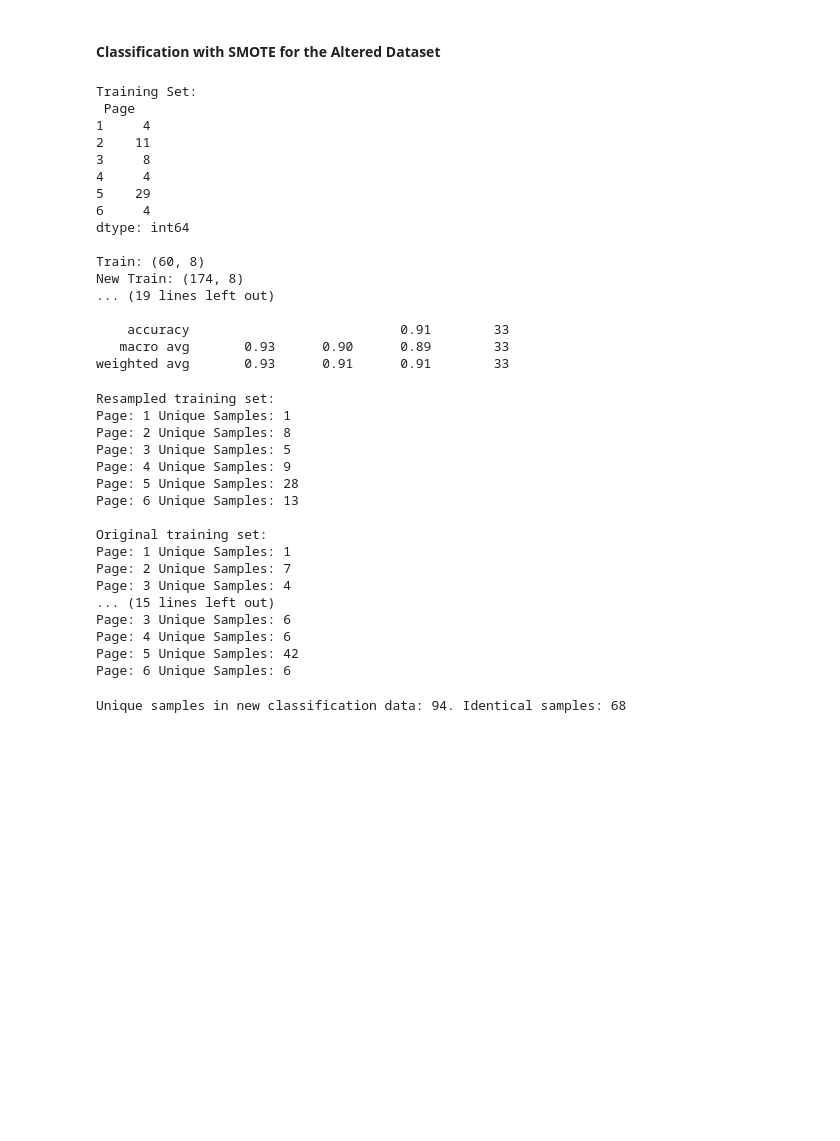
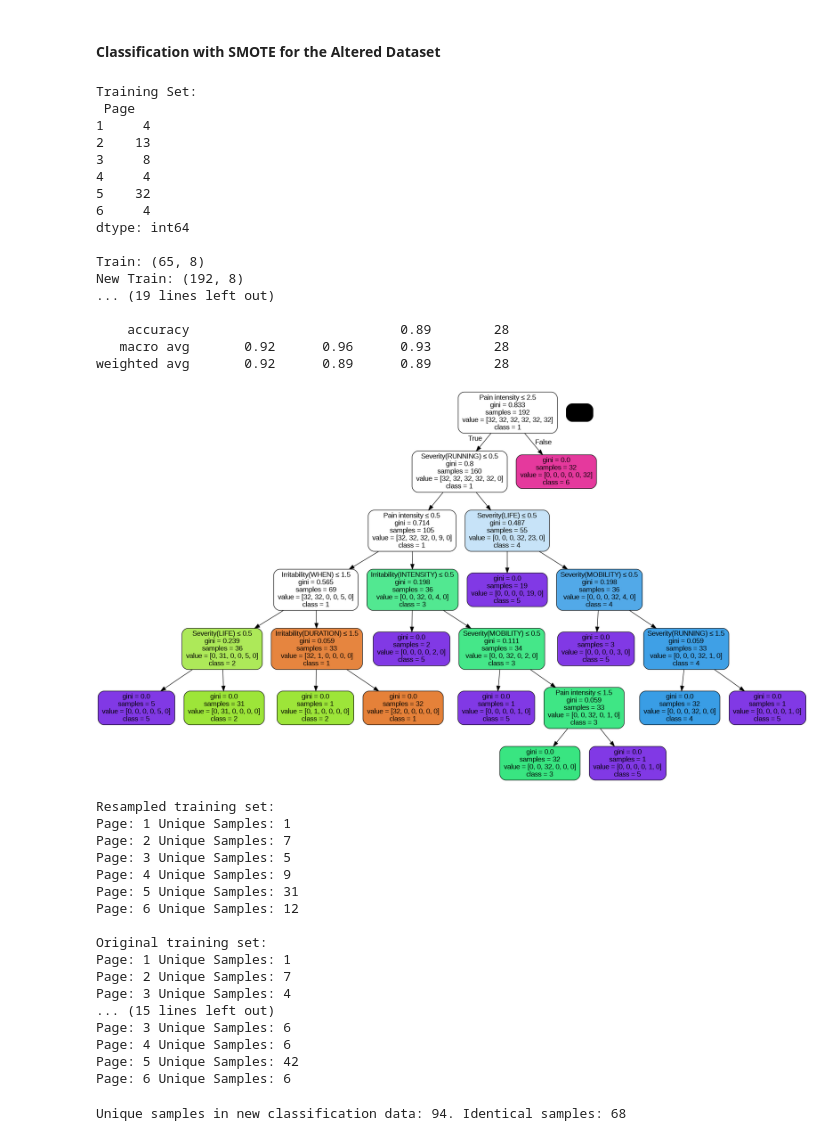
Before and after one commit to GeorgeM2000/Sports-Activity, a Jupyter notebook: Sports_Activity.ipynb, the cells around one changed output. Saved outputs shown, nothing was run; the diff lists cells and outputs as text; code cells hidden in the pictures; blank space fills up the shorter version.

```diff
--- a/Sports_Activity.ipynb
+++ b/Sports_Activity.ipynb
@@ -982,7 +982,7 @@ weighted avg       0.91      0.89      0.89        47
 #### Classification with SMOTE for the Altered Dataset
 # %%
 # Split the altered original dataset into a training and testing set, and resample the training set with SMOTE
-train, test = train_test_split(classification_data_altered, test_size=0.35, train_size=0.65, random_state=42, stratify=classification_data_altered.Page)
+train, test = train_test_split(classification_data_altered, test_size=0.30, train_size=0.7, random_state=42, stratify=classification_data_altered.Page)
 
 # Create a new training set
 new_training_set = train.copy()
@@ -1040,20 +1040,26 @@ print(classification_report(test['Page'], y_pred, zero_division=0))
 Training Set:
  Page
 1     4
-2    11
+2    13
 3     8
 4     4
-5    29
+5    32
 6     4
 dtype: int64
 
-Train: (60, 8)
-New Train: (174, 8)
+Train: (65, 8)
+New Train: (192, 8)
 ... (19 lines left out)
 
-    accuracy                           0.91        33
-   macro avg       0.93      0.90      0.89        33
-weighted avg       0.93      0.91      0.91        33
+    accuracy                           0.89        28
+   macro avg       0.92      0.96      0.93        28
+weighted avg       0.92      0.89      0.89        28
+# %%
+Image(show_decision_tree_classifier(clf, ['Pain intensity', 'Irritability(WHEN)', 'Irritability(DURATION)',
+                       'Irritability(INTENSITY)', 'Severity(RUNNING)', 'Severity(LIFE)',
+                       'Severity(MOBILITY)']).create_png())
+# %% [output]
+[figure, added]
 # %%
 # Count the number of unique samples in
 # 1) the resampled training set
@@ -1075,17 +1081,18 @@ print(f'\nTesting set: ')
 for i in range(1,7):
   print(f'Page: {i} Unique Samples: {np.unique(test[test["Page"] == i].to_numpy()[:, :-1], axis=0).shape[0]}')
 
+
 print(f'\nOriginal altered dataset: ')
 for i in range(1,7):
   print(f'Page: {i} Unique Samples: {np.unique(classification_data_altered[classification_data_altered["Page"] == i].to_numpy()[:, :-1], axis=0).shape[0]}')
 # %% [output]
 Resampled training set:
 Page: 1 Unique Samples: 1
-Page: 2 Unique Samples: 8
+Page: 2 Unique Samples: 7
 Page: 3 Unique Samples: 5
 Page: 4 Unique Samples: 9
-Page: 5 Unique Samples: 28
-Page: 6 Unique Samples: 13
+Page: 5 Unique Samples: 31
+Page: 6 Unique Samples: 12
 
 Original training set:
 Page: 1 Unique Samples: 1
```
Also changed, not shown: parts of 21 cells of this notebook.
